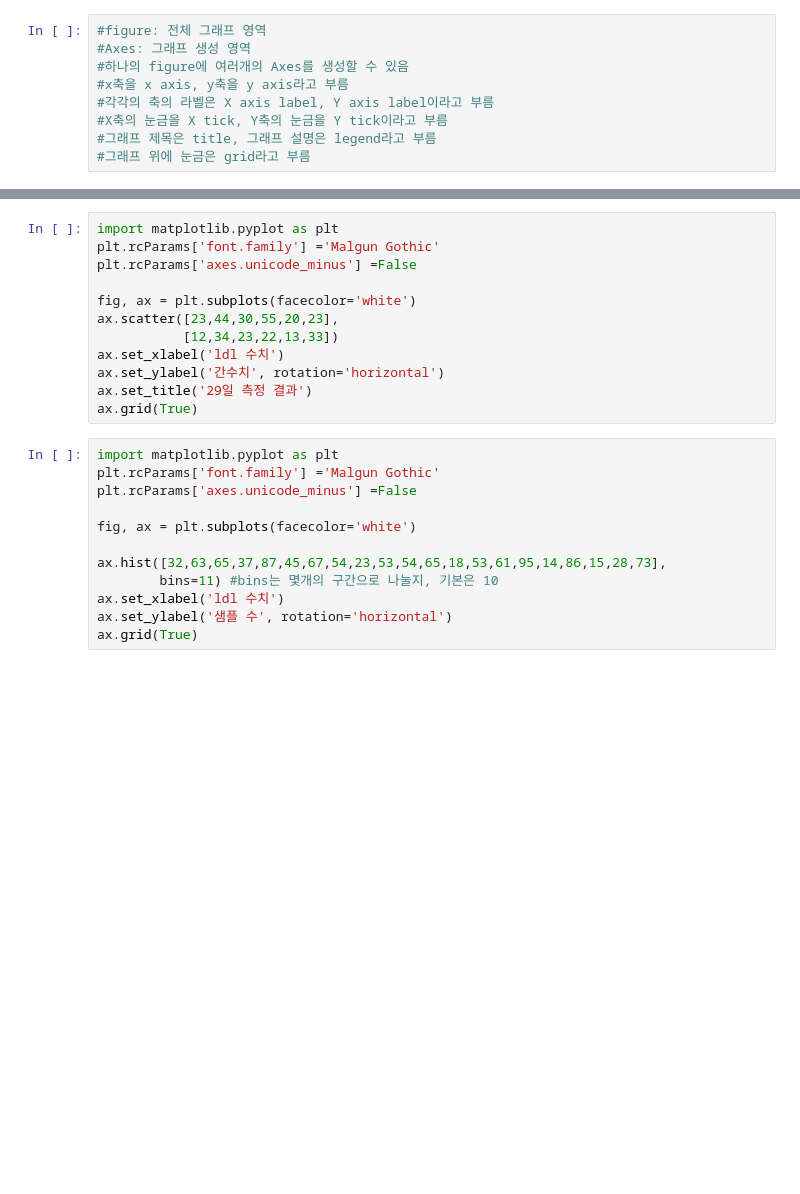
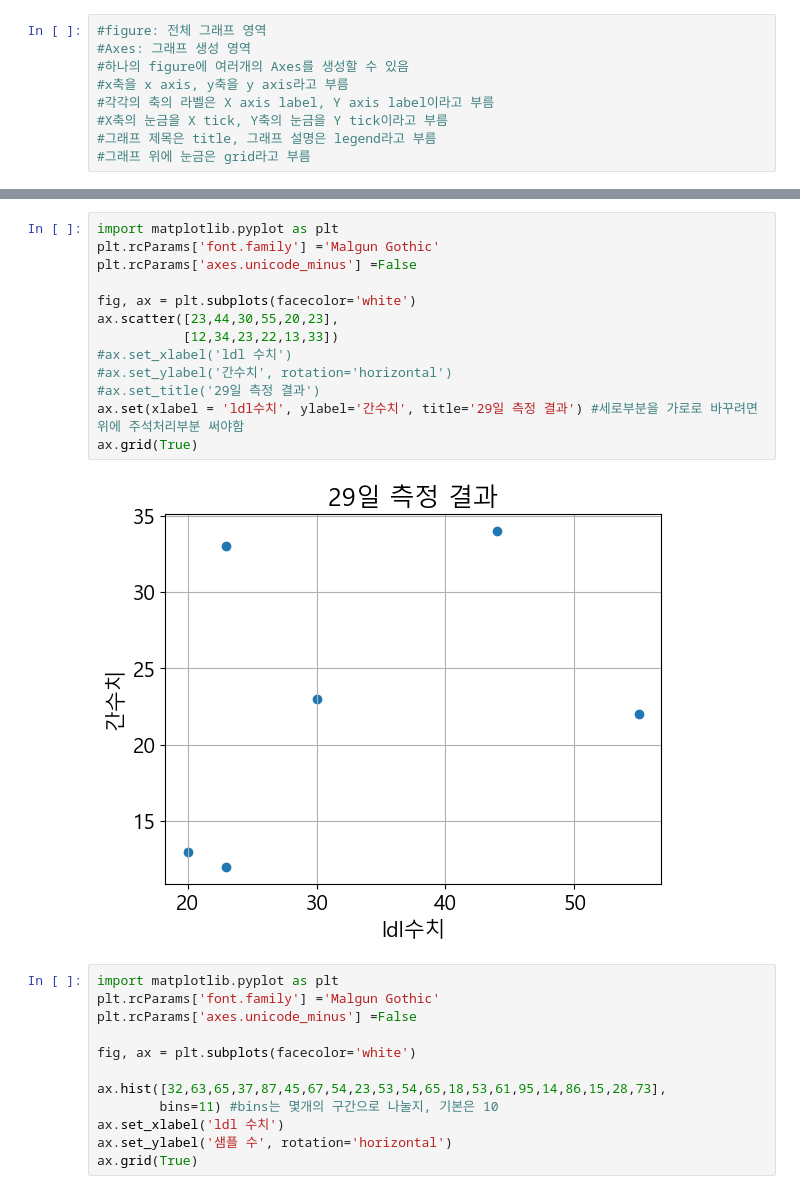
Before and after one commit to SKR-orthox/python_practice, a Jupyter notebook: matplotlib_functions_list.ipynb, the cells around one changed output, grey strips where cells are left out. Drawn from its saved outputs; the diff is of its cells as text; blank space fills up the shorter version.

```diff
--- a/matplotlib_functions_list.ipynb
+++ b/matplotlib_functions_list.ipynb
@@ -53,15 +59,18 @@ ax.legend()
 # %%
 import matplotlib.pyplot as plt
 plt.rcParams['font.family'] ='Malgun Gothic'
 plt.rcParams['axes.unicode_minus'] =False
 
 fig, ax = plt.subplots(facecolor='white')
 ax.scatter([23,44,30,55,20,23],
            [12,34,23,22,13,33])
-ax.set_xlabel('ldl 수치')
-ax.set_ylabel('간수치', rotation='horizontal')
-ax.set_title('29일 측정 결과')
+#ax.set_xlabel('ldl 수치')
+#ax.set_ylabel('간수치', rotation='horizontal')
+#ax.set_title('29일 측정 결과')
+ax.set(xlabel = 'ldl수치', ylabel='간수치', title='29일 측정 결과') #세로부분을 가로로 바꾸려면 위에 주석처리부분 써야함
 ax.grid(True)
+# %% [output]
+[figure, added]
 # %%
 import matplotlib.pyplot as plt
 plt.rcParams['font.family'] ='Malgun Gothic'
```
Also changed, not shown: parts of 7 cells of this notebook, 1 other file.
